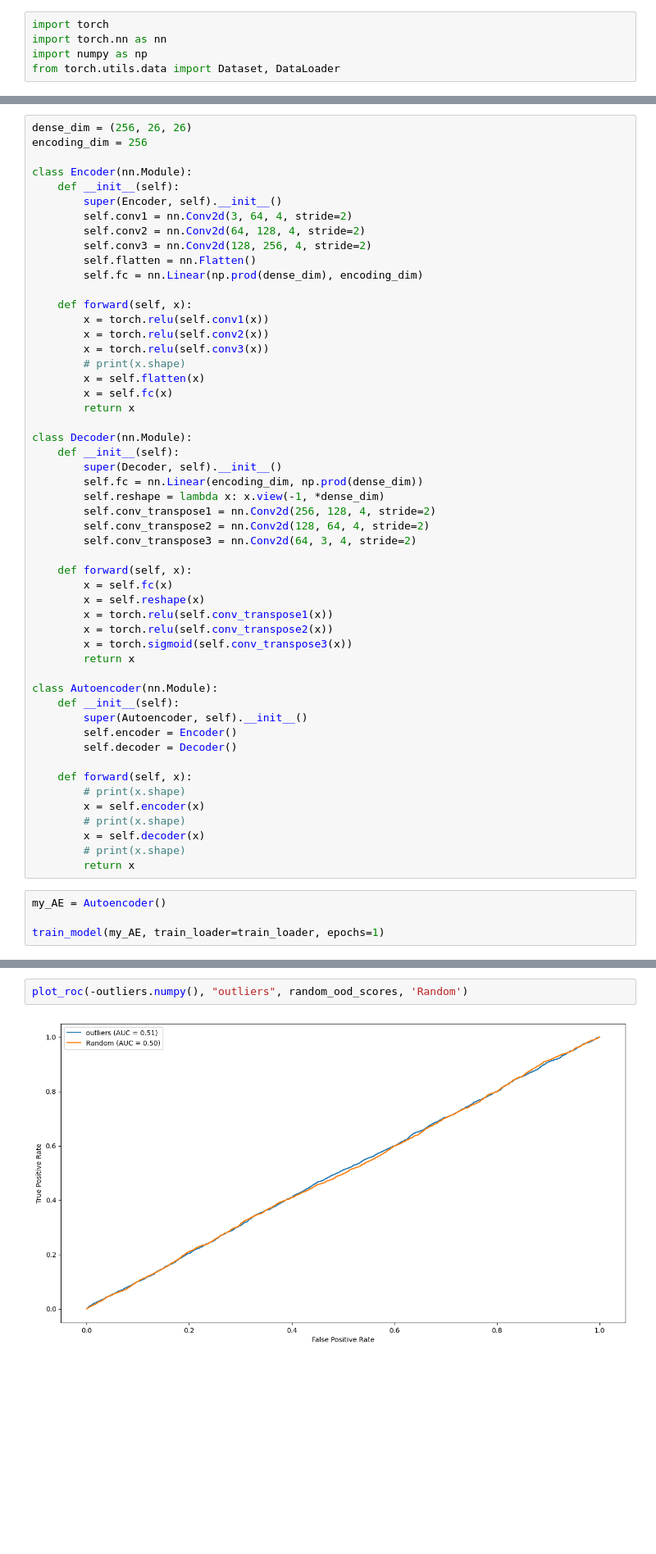
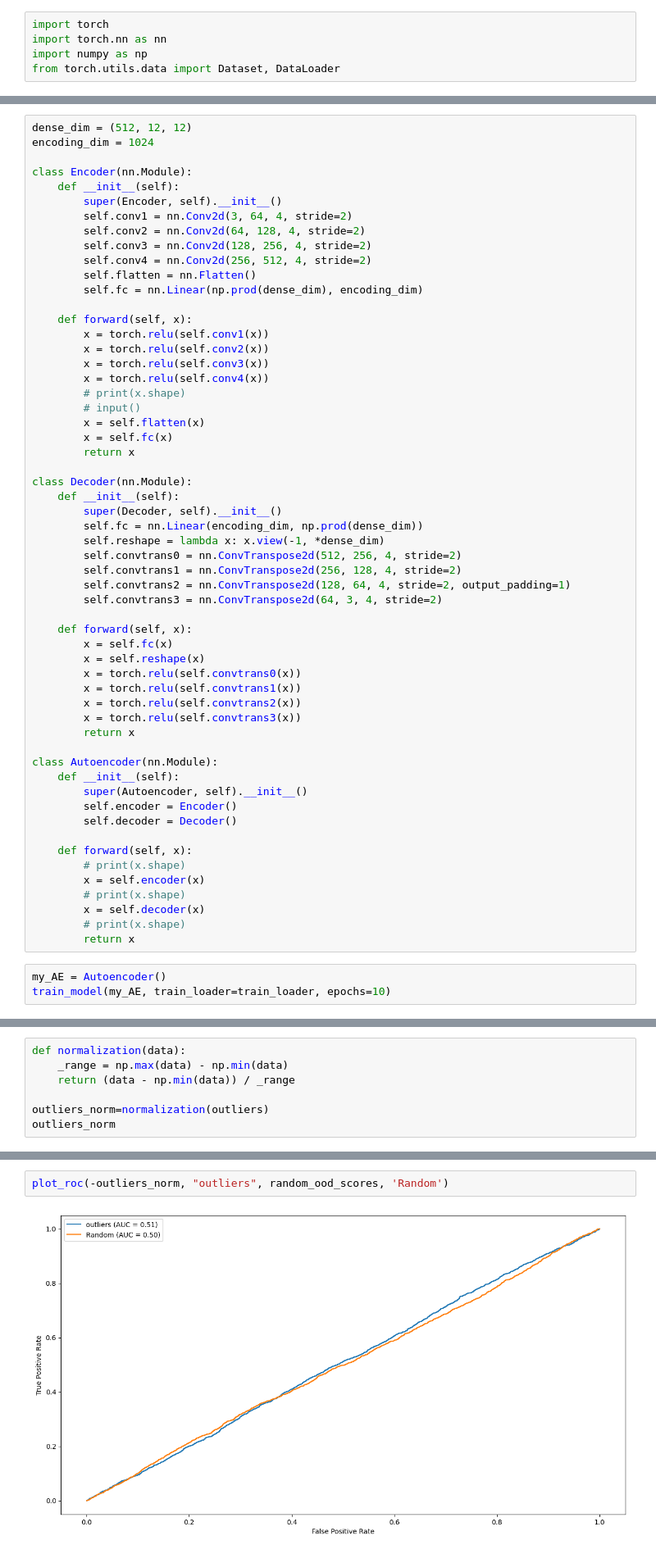
Before and after one commit to arctanxarc/dcai-lab, a Jupyter notebook: outliers/Lab - Outliers.ipynb, the cells around one changed output, grey strips where cells are left out. Shown at 82% size. Drawn from its saved outputs; the diff is of its cells as text; blank space fills up the shorter version.

```diff
--- a/outliers/Lab - Outliers.ipynb
+++ b/outliers/Lab - Outliers.ipynb
@@ -371,8 +373,8 @@ def train_model(model, train_loader, epochs=10):
             train_loss += loss.item()
         print(f'Epoch {epoch+1}, Loss: {train_loss/len(train_loader)}')
 # %%
-dense_dim = (256, 26, 26)
-encoding_dim = 256
+dense_dim = (512, 12, 12)
+encoding_dim = 1024
 
 class Encoder(nn.Module):
     def __init__(self):
@@ -380,6 +382,7 @@ class Encoder(nn.Module):
         self.conv1 = nn.Conv2d(3, 64, 4, stride=2)
         self.conv2 = nn.Conv2d(64, 128, 4, stride=2)
         self.conv3 = nn.Conv2d(128, 256, 4, stride=2)
+        self.conv4 = nn.Conv2d(256, 512, 4, stride=2)
         self.flatten = nn.Flatten()
         self.fc = nn.Linear(np.prod(dense_dim), encoding_dim)
 
@@ -387,7 +390,9 @@ class Encoder(nn.Module):
         x = torch.relu(self.conv1(x))
         x = torch.relu(self.conv2(x))
         x = torch.relu(self.conv3(x))
+        x = torch.relu(self.conv4(x))
         # print(x.shape)
+        # input()
         x = self.flatten(x)
         x = self.fc(x)
         return x
@@ -397,16 +402,18 @@ class Decoder(nn.Module):
         super(Decoder, self).__init__()
         self.fc = nn.Linear(encoding_dim, np.prod(dense_dim))
         self.reshape = lambda x: x.view(-1, *dense_dim)
-        self.conv_transpose1 = nn.Conv2d(256, 128, 4, stride=2)
-        self.conv_transpose2 = nn.Conv2d(128, 64, 4, stride=2)
-        self.conv_transpose3 = nn.Conv2d(64, 3, 4, stride=2)
+        self.convtrans0 = nn.ConvTranspose2d(512, 256, 4, stride=2)
+        self.convtrans1 = nn.ConvTranspose2d(256, 128, 4, stride=2)
+        self.convtrans2 = nn.ConvTranspose2d(128, 64, 4, stride=2, output_padding=1)
+        self.convtrans3 = nn.ConvTranspose2d(64, 3, 4, stride=2)
 
     def forward(self, x):
         x = self.fc(x)
         x = self.reshape(x)
-        x = torch.relu(self.conv_transpose1(x))
-        x = torch.relu(self.conv_transpose2(x))
-        x = torch.sigmoid(self.conv_transpose3(x))
+        x = torch.relu(self.convtrans0(x))
+        x = torch.relu(self.convtrans1(x))
+        x = torch.relu(self.convtrans2(x))
+        x = torch.relu(self.convtrans3(x))
         return x
 
 class Autoencoder(nn.Module):
@@ -424,6 +431,5 @@ class Autoencoder(nn.Module):
         return x
 # %%
 my_AE = Autoencoder()
-
-train_model(my_AE, train_loader=train_loader, epochs=1)
+train_model(my_AE, train_loader=train_loader, epochs=10)
 # %% [output]
@@ -454,0 +466,7 @@ array([1.9002392 , 0.64755857, 3.3520033 , ..., 3.1737921 , 1.5776095 ,
+# %%
+def normalization(data):
+    _range = np.max(data) - np.min(data)
+    return (data - np.min(data)) / _range
+
+outliers_norm=normalization(outliers)
+outliers_norm
@@ -455,4 +476,4 @@ array([1.9002392 , 0.64755857, 3.3520033 , ..., 3.1737921 , 1.5776095 ,
 # %%
-plot_roc(-outliers.numpy(), "outliers", random_ood_scores, 'Random')
+plot_roc(-outliers_norm, "outliers", random_ood_scores, 'Random')
 # %% [output]
-[figure, old version]
+[figure, new version]
```
Also changed, not shown: parts of 17 cells of this notebook.
